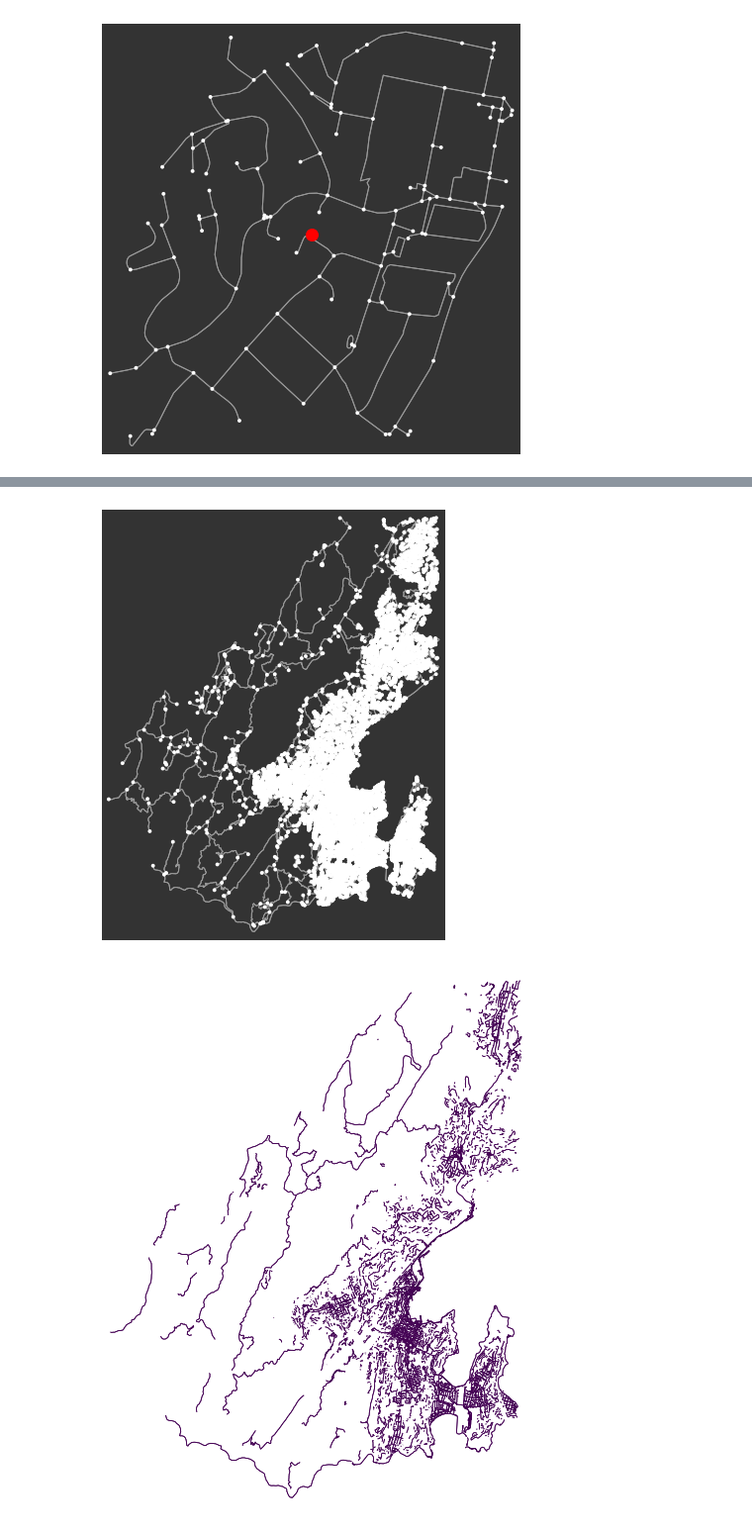
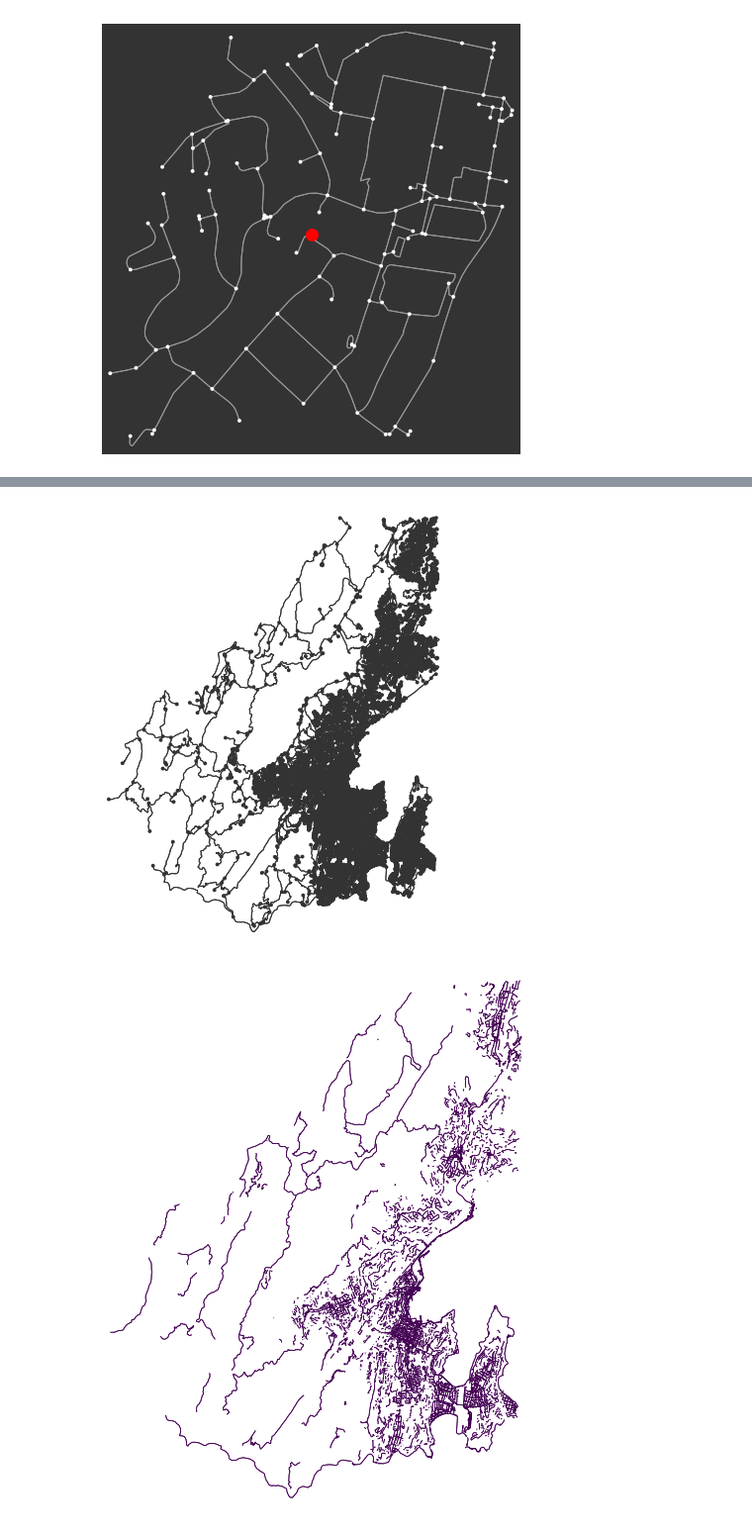
Before and after one commit to shriv/maptime-jul21, a Jupyter notebook: Walking to the park on a computer.ipynb, the cells around one changed output, grey strips where cells are left out. Shown at 99% size. Drawn from its saved outputs; the diff is of its cells as text; code cells hidden in the pictures.

```diff
--- a/Walking to the park on a computer.ipynb
+++ b/Walking to the park on a computer.ipynb
@@ -146,9 +142,9 @@ Osmnx can download the Google street elevations and generate an edge weight base
 G = ox.graph_from_bbox(north, south, east, west, network_type='walk')
 # %%
 # ec = ox.get_edge_colors_by_attr(G, 'grade', cmap='viridis', num_bins=10)
-fig, ax = ox.plot_graph(G, show=True, bgcolor="#333333")
+fig, ax = ox.plot_graph(G, bgcolor="#ffffff", node_color="#333333", edge_color="#333333")
 # %% [output]
-[figure, old version]
+[figure, new version]
 # %%
 # Create copy of the osmnx network
 G_flat = G.copy()
```
Also changed, not shown: parts of 40 cells of this notebook.
